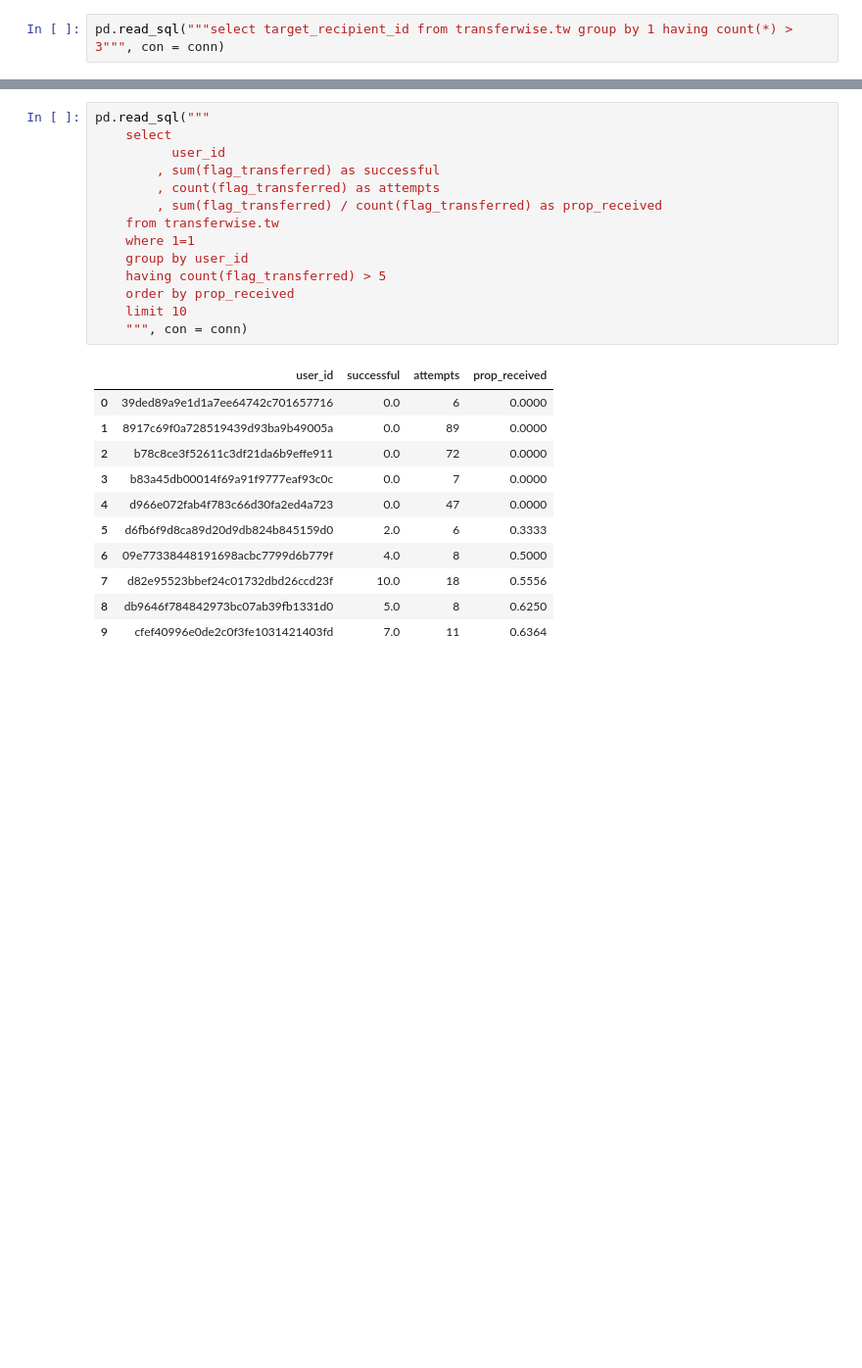
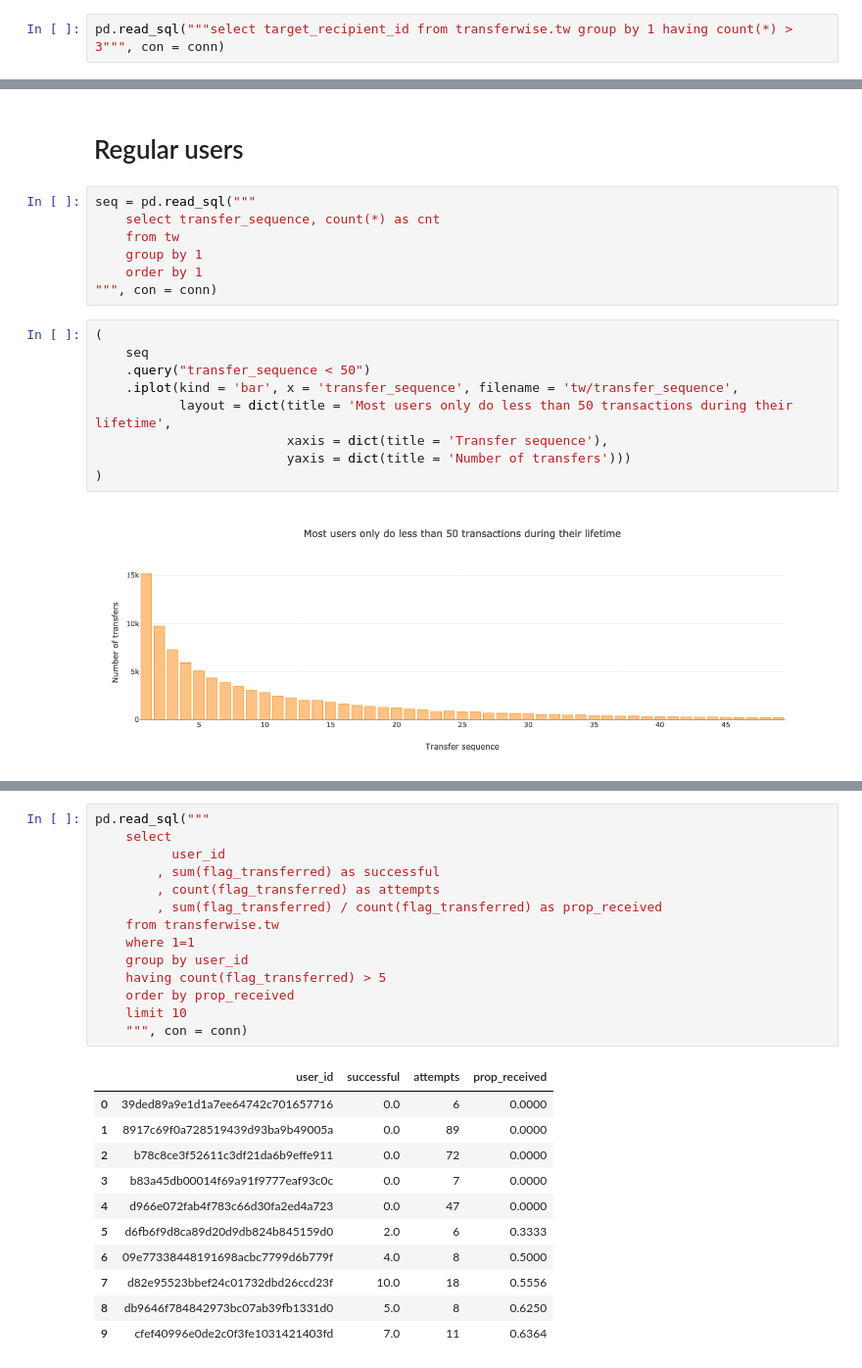
Before and after one commit to elekescsabi/tw, a Jupyter notebook: Csaba Elekes Data Analyst.ipynb, the cells around one changed output, grey strips where cells are left out. Shown at 98% size. Drawn from its saved outputs; the diff is of its cells as text; blank space fills up the shorter version.

```diff
--- a/Csaba Elekes Data Analyst.ipynb
+++ b/Csaba Elekes Data Analyst.ipynb
@@ -228,0 +436,20 @@ pd.read_sql("""
+# %% [markdown]
+# Regular users
+# %%
+seq = pd.read_sql("""
+    select transfer_sequence, count(*) as cnt
+    from tw
+    group by 1
+    order by 1
+""", con = conn)
+# %%
+(
+    seq
+    .query("transfer_sequence < 50")
+    .iplot(kind = 'bar', x = 'transfer_sequence', filename = 'tw/transfer_sequence',
+           layout = dict(title = 'Most users only do less than 50 transactions during their lifetime',
+                         xaxis = dict(title = 'Transfer sequence'),
+                         yaxis = dict(title = 'Number of transfers')))
+)
+# %% [output]
+[figure, added]
```
Also changed, not shown: parts of 34 cells of this notebook, 1 other file.
